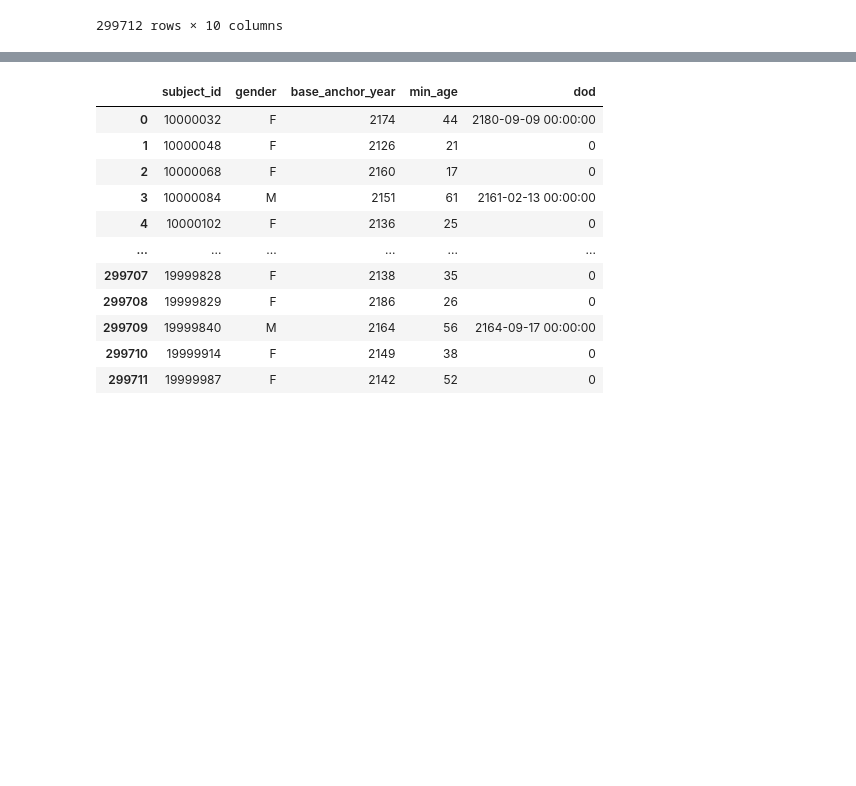
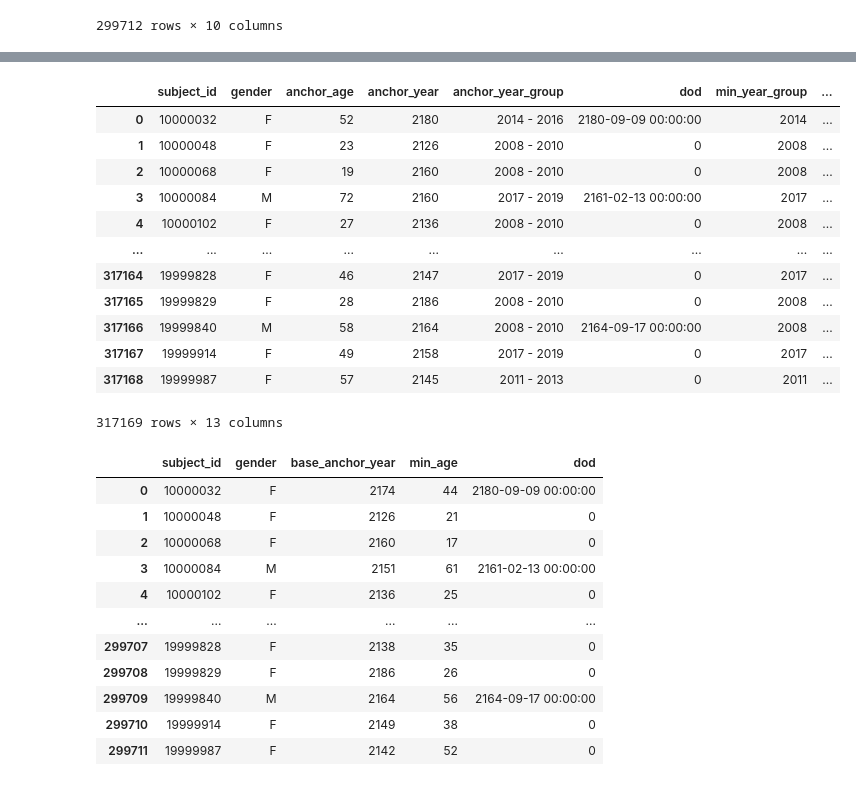
Before and after one commit to smitamisra/EHR_exploration, a Jupyter notebook: notebooks/merge_eda.ipynb, the cells around one changed output, grey strips where cells are left out. Cells and saved outputs as stored; diff of their text form; code cells hidden in the pictures; blank space fills up the shorter version.

```diff
--- a/notebooks/merge_eda.ipynb
+++ b/notebooks/merge_eda.ipynb
@@ -808,3 +839,20 @@ pts
+# %%
+(pts.merge((admissions[['subject_id','language', 'marital_status','race']].drop_duplicates()),
+          how='left', on=['subject_id']))
+# %% [output]
+|  | subject_id | gender | anchor_age | anchor_year | anchor_year_group | dod | min_year_group | ... |
+| 0 | 10000032 | F | 52 | 2180 | 2014 - 2016 | 2180-09-09 00:00:00 | 2014 | ... |
+| 1 | 10000048 | F | 23 | 2126 | 2008 - 2010 | 0 | 2008 | ... |
+| 2 | 10000068 | F | 19 | 2160 | 2008 - 2010 | 0 | 2008 | ... |
+| 3 | 10000084 | M | 72 | 2160 | 2017 - 2019 | 2161-02-13 00:00:00 | 2017 | ... |
+| 4 | 10000102 | F | 27 | 2136 | 2008 - 2010 | 0 | 2008 | ... |
+| ... | ... | ... | ... | ... | ... | ... | ... | ... |
+| 317164 | 19999828 | F | 46 | 2147 | 2017 - 2019 | 0 | 2017 | ... |
+| 317165 | 19999829 | F | 28 | 2186 | 2008 - 2010 | 0 | 2008 | ... |
+| 317166 | 19999840 | M | 58 | 2164 | 2008 - 2010 | 2164-09-17 00:00:00 | 2008 | ... |
+| 317167 | 19999914 | F | 49 | 2158 | 2017 - 2019 | 0 | 2017 | ... |
+| 317168 | 19999987 | F | 57 | 2145 | 2011 - 2013 | 0 | 2011 | ... |
+317169 rows × 13 columns
 # %%
 pts_mod = pts[['subject_id', 'gender', 'base_anchor_year', 'min_age', 'dod']]
 pts_mod
```
Also changed, not shown: parts of 19 cells of this notebook, 3 other files.
